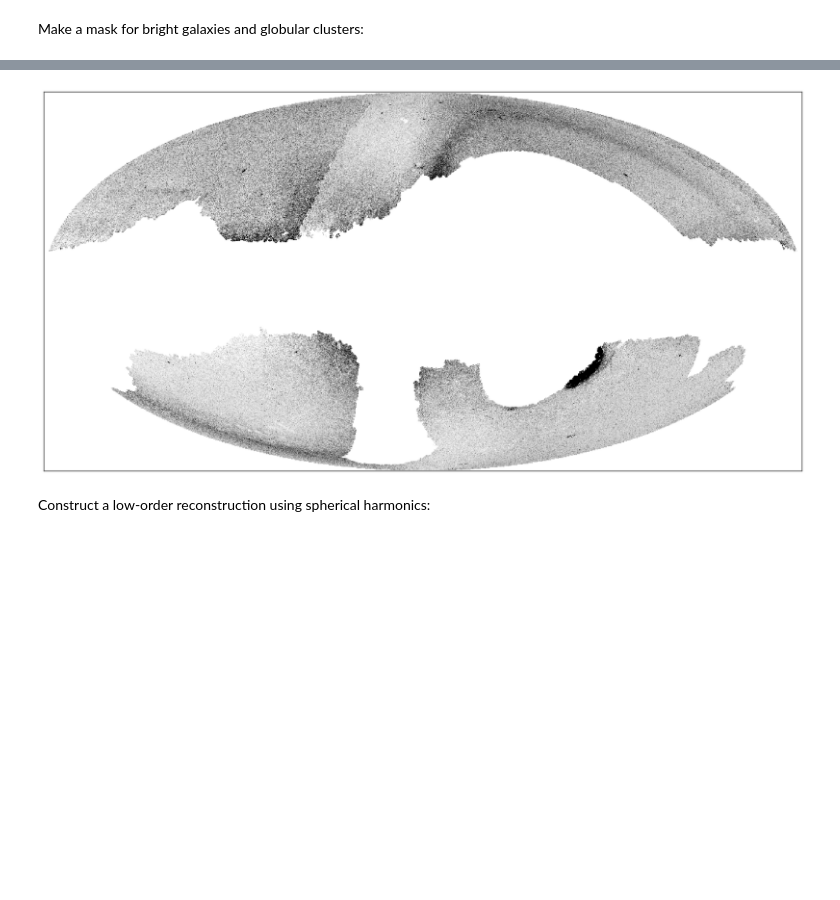
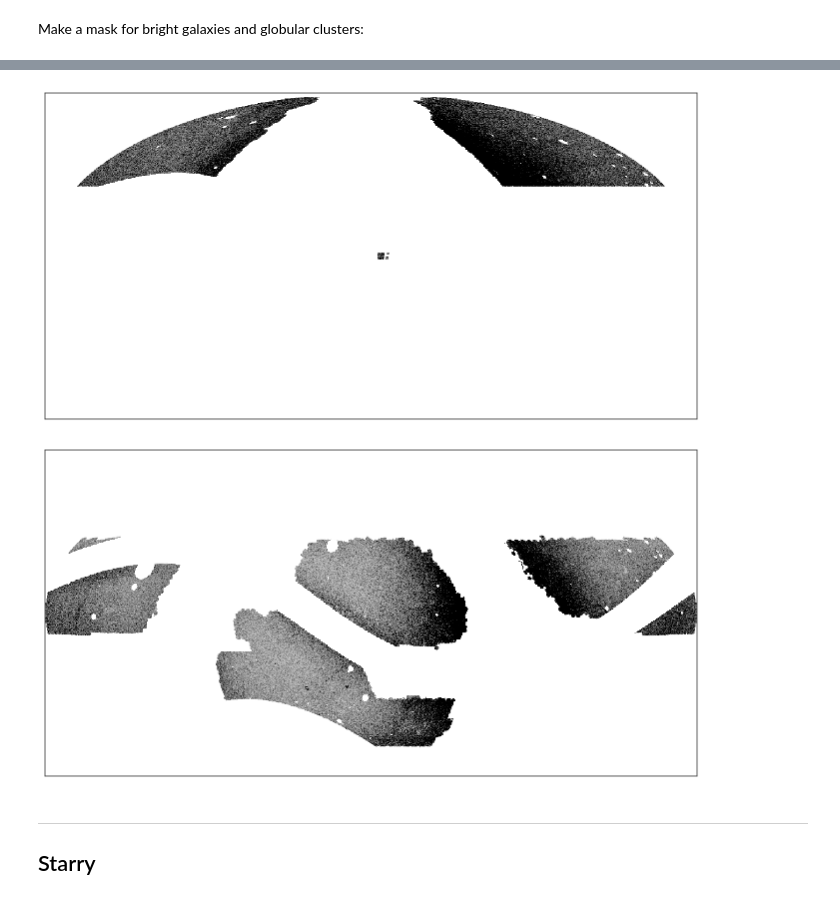
Before and after one commit to adrn/slegs, a Jupyter notebook: notebooks/Sph-harm-bg-model.ipynb, the cells around one changed output, grey strips where cells are left out. Drawn from its saved outputs; the diff is of its cells as text; code cells hidden in the pictures; blank space fills up the shorter version.

```diff
--- a/notebooks/Sph-harm-bg-model.ipynb
+++ b/notebooks/Sph-harm-bg-model.ipynb
@@ -142,7 +84,0 @@ Sigma is 0.000000 arcmin (0.000000 rad)
-# %%
-masked_cubes_gal = {}
-for k, cube in masked_cubes.items():
-    masked_cubes_gal[k] = np.stack([rotator.rotate_map_pixel(cube[:, j])
-                                    for j in range(nslice)], axis=1)
-# %%
-cube = masked_cubes_gal['bass']
@@ -225,20 +84,0 @@ ax.yaxis.set_visible(False)
-# %%
-proj = hp.projector.MollweideProj(xsize=1024,
-                                  rot=[266.40498829, -28.93617776, 59.])
-bg_model = 10 ** bg_func(pix_l.wrap_at(180*u.deg).value, np.cos(pix_b), #.value,
-                         res[0][:len(x0_l)], res[0][len(x0_l):])
-# img = proj.projmap(bg_model, func)
-
-diff = full_stack - bg_model
-diff[full_stack == 0] = hp.UNSEEN
-img = proj.projmap(diff, func)
-
-fig, ax = plt.subplots(1, 1, figsize=(16, 16))
-ax.imshow(img, origin='bottom', extent=proj.get_extent(),
-          vmin=-5, vmax=1e1, cmap='Greys')
-ax.xaxis.set_visible(False)
-ax.yaxis.set_visible(False)
-# %% [output]
-[figure, removed]
-# %% [markdown]
-Construct a low-order reconstruction using spherical harmonics:
@@ -261,0 +85,53 @@ Construct a low-order reconstruction using spherical harmonics:
+# %%
+pix_ang = hp.pix2ang(nside, np.arange(npix), lonlat=True)
+pix_c = coord.SkyCoord(pix_ang[0]*u.deg, pix_ang[1]*u.deg)
+# %%
+pix_sag_c = pix_c.transform_to(gc.Sagittarius)
+lmc_sag_mask = np.abs(pix_sag_c.Beta) > 10*u.deg
+
+for _name in ['LMC', 'SMC']:
+    row = all_blobs[all_blobs['name'] == _name]
+    cc = all_blobs_c[all_blobs['name'] == _name]
+    lmc_sag_mask &= pix_c.separation(cc) > 3*row['r_h'][0]*u.arcmin
+# %%
+masked_cubes = {}
+blob_masks = {}
+for k, cube in cubes.items():
+    this_blob_mask = np.ones(hp.nside2npix(nside))
+
+    for row, cc in zip(all_blobs[blobs_footprint_idx[k]],
+                       all_blobs_c[blobs_footprint_idx[k]]):
+        this_blob_mask[pix_c.separation(cc) < 3*row['r_h']*u.arcmin] = 0.
+
+    pix_sag = pix_c.transform_to(gc.Sagittarius)
+    this_blob_mask[np.abs(pix_sag.Beta) < 8*u.deg] = 0.
+
+    blob_mask = np.array(1 - this_blob_mask, dtype=bool)
+    blob_masks[k] = blob_mask
+
+    # stacked and masked maps:
+    stacked_and_masked = np.sum(cube[:, 20:30], axis=1) / 10
+    stacked_and_masked[blob_mask] = hp.UNSEEN
+    stacked_and_masked[~footprints[k]] = hp.UNSEEN
+
+    proj = hp.projector.MollweideProj(xsize=1024)# , rot=rots['gal'])
+    func = lambda x, y, z: hp.vec2pix(nside, x, y, z)
+    img = proj.projmap(stacked_and_masked, func)
+
+    fig, ax = plt.subplots(1, 1, figsize=(12, 6))
+    ax.imshow(img, origin='bottom', extent=proj.get_extent(),
+              vmin=-5, vmax=1e1, cmap='Greys')
+    ax.xaxis.set_visible(False)
+    ax.yaxis.set_visible(False)
+
+    # Mask out regions
+    masked_cubes[k] = cubes[k].copy()
+    masked_cubes[k][blob_mask] = hp.UNSEEN
+    masked_cubes[k][~footprints[k]] = hp.UNSEEN
+# %% [output]
+[figure, added]
+[figure, added]
+# %% [markdown]
+---
+
+## Starry
```
Also changed, not shown: parts of 38 cells of this notebook, 6 other files.
